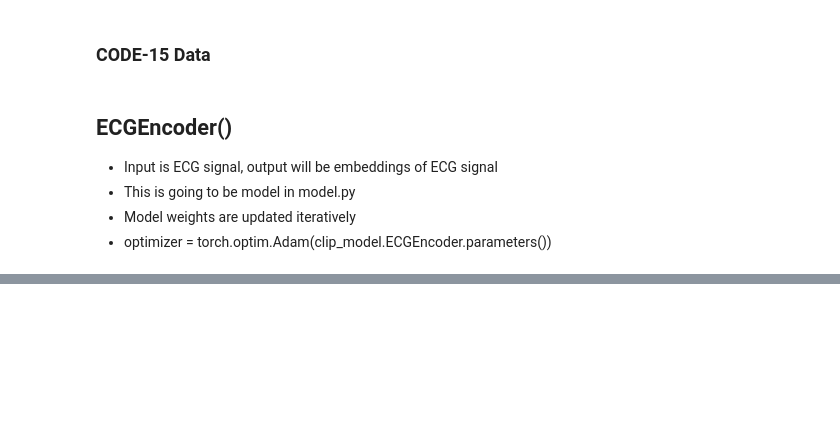
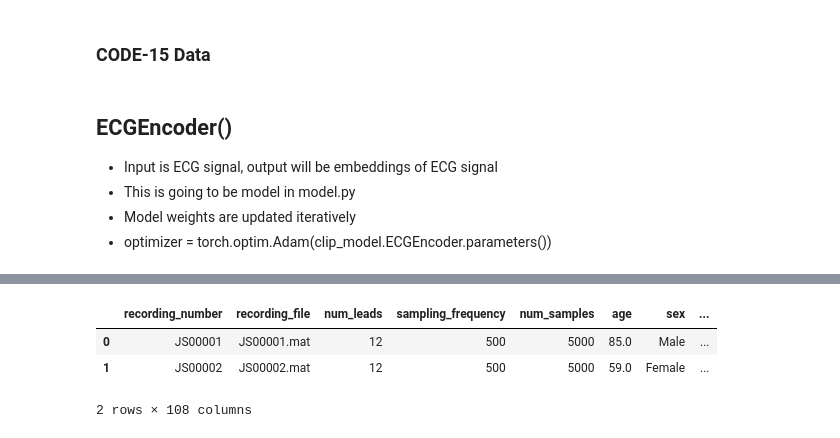
Before and after one commit to naavie/ECG_Project, a Jupyter notebook: Notebooks/PhysioNet2021(Current Ver).ipynb, the cells around one changed output, grey strips where cells are left out. Cells and saved outputs as stored; diff of their text form; code cells hidden in the pictures; blank space fills up the shorter version.

```diff
--- a/Notebooks/PhysioNet2021(Current Ver).ipynb
+++ b/Notebooks/PhysioNet2021(Current Ver).ipynb
@@ -322,0 +379,7 @@ tensor([[ 0.0836, -0.0287, -0.2828, -0.1561, -0.0506,  0.0764,  0.1865, -0.4150,
+# %%
+processed_train_df.head(1)
+# %% [output]
+|  | recording_number | recording_file | num_leads | sampling_frequency | num_samples | age | sex | ... |
+| 0 | JS00001 | JS00001.mat | 12 | 500 | 5000 | 85.0 | Male | ... |
+| 1 | JS00002 | JS00002.mat | 12 | 500 | 5000 | 59.0 | Female | ... |
+2 rows × 108 columns
```
Also changed, not shown: parts of 20 cells of this notebook, 1 other file.
